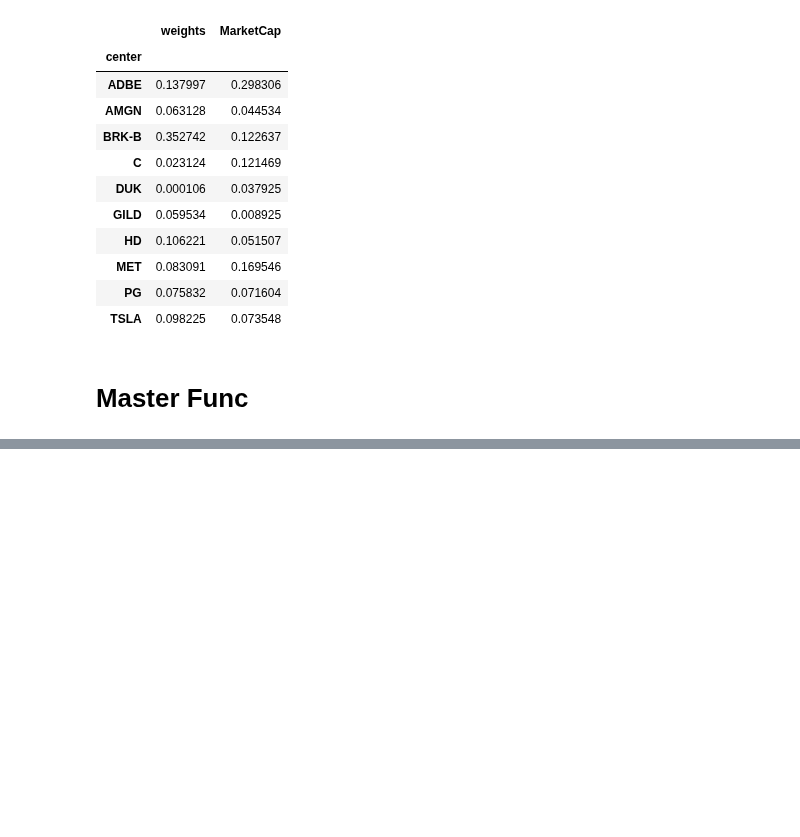
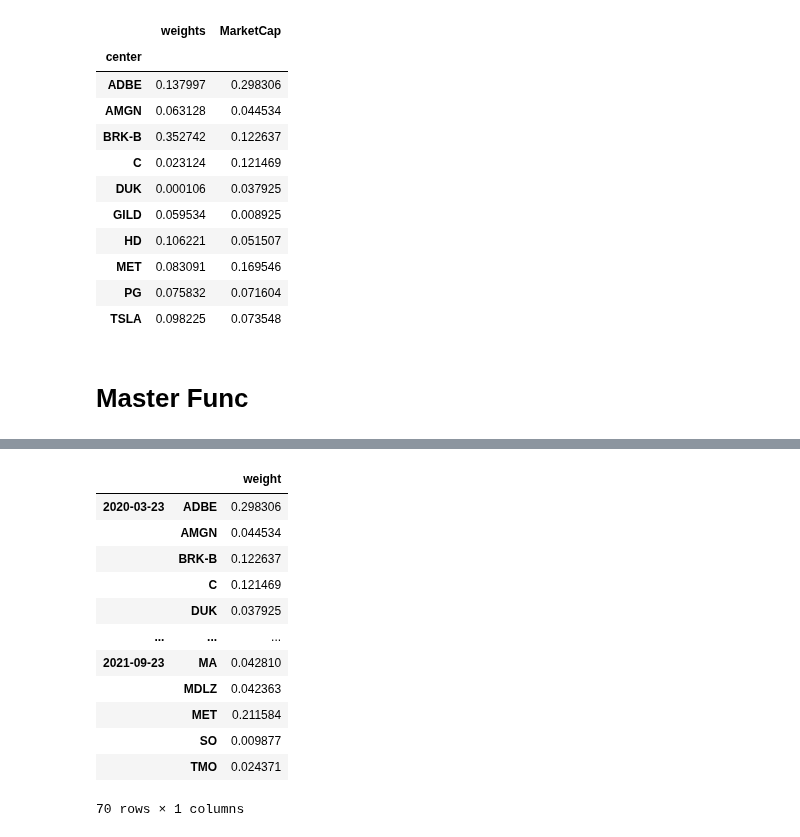
Before and after one commit to layoups/index-funds, a Jupyter notebook: create_indices.ipynb, the cells around one changed output, grey strips where cells are left out. Cells and saved outputs as stored; diff of their text form; code cells hidden in the pictures; blank space fills up the shorter version.

```diff
--- a/create_indices.ipynb
+++ b/create_indices.ipynb
@@ -298,0 +306,16 @@ Timestamp('2021-11-01 00:00:00')
+# %%
+pd.DataFrame.from_dict(master_cluster_index, orient="index")
+# %% [output]
+|  |  | weight |
+| 2020-03-23 | ADBE | 0.298306 |
+|  | AMGN | 0.044534 |
+|  | BRK-B | 0.122637 |
+|  | C | 0.121469 |
+|  | DUK | 0.037925 |
+| ... | ... | ... |
+| 2021-09-23 | MA | 0.042810 |
+|  | MDLZ | 0.042363 |
+|  | MET | 0.211584 |
+|  | SO | 0.009877 |
+|  | TMO | 0.024371 |
+70 rows × 1 columns
```
Also changed, not shown: parts of 5 cells of this notebook, 3 other files.
